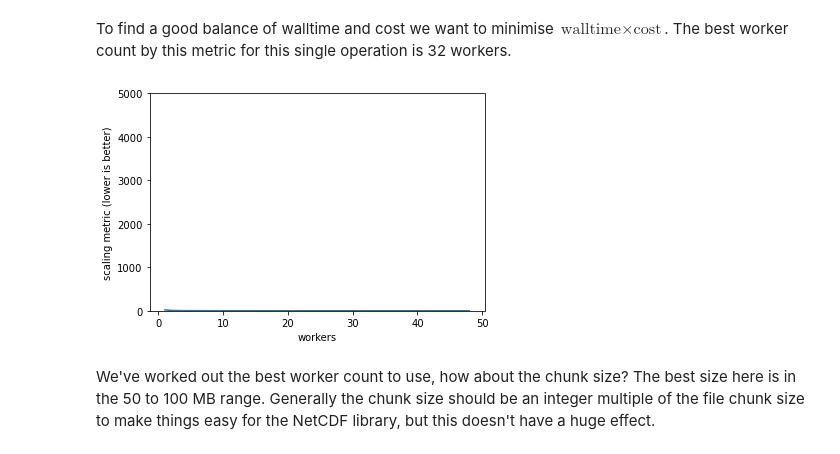
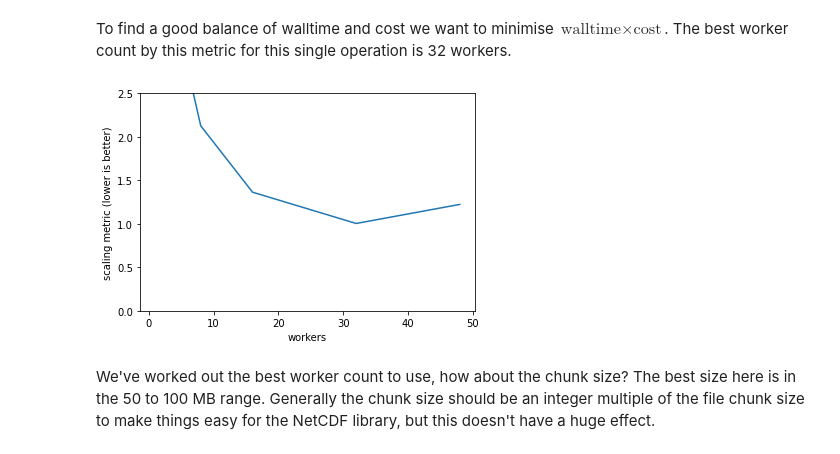
Before and after one commit to coecms-training/parallel, a Jupyter notebook: case-studies/read_speed.ipynb, the cells around one changed output. Cells and saved outputs as stored; diff of their text form; code cells hidden in the pictures.

```diff
--- a/case-studies/read_speed.ipynb
+++ b/case-studies/read_speed.ipynb
@@ -95,10 +95,10 @@ plt.ylabel('cost (Gadi SU)');
 To find a good balance of walltime and cost we want to minimise $\textrm{walltime}\times\textrm{cost}$. The best worker count by this metric for this single operation is 32 workers.
 # %%
 (wall * cost).plot()
-plt.ylim([0,5000])
+plt.ylim([0,2.5])
 plt.ylabel('scaling metric (lower is better)');
 # %% [output]
-[figure, old version]
+[figure, new version]
 # %% [markdown]
 We've worked out the best worker count to use, how about the chunk size? The best size here is in the 50 to 100 MB range. Generally the chunk size should be an integer multiple of the file chunk size to make things easy for the NetCDF library, but this doesn't have a huge effect.
 # %%
```
